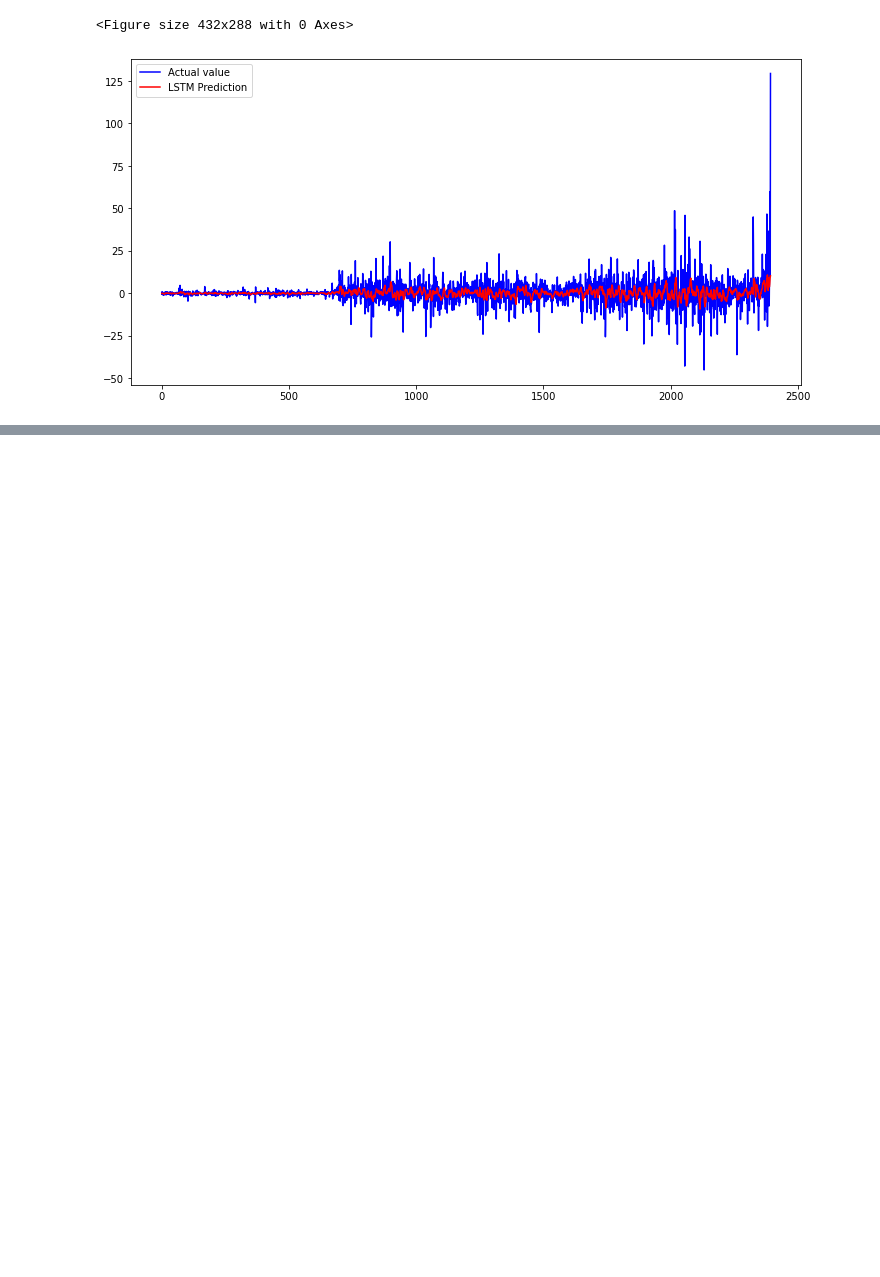
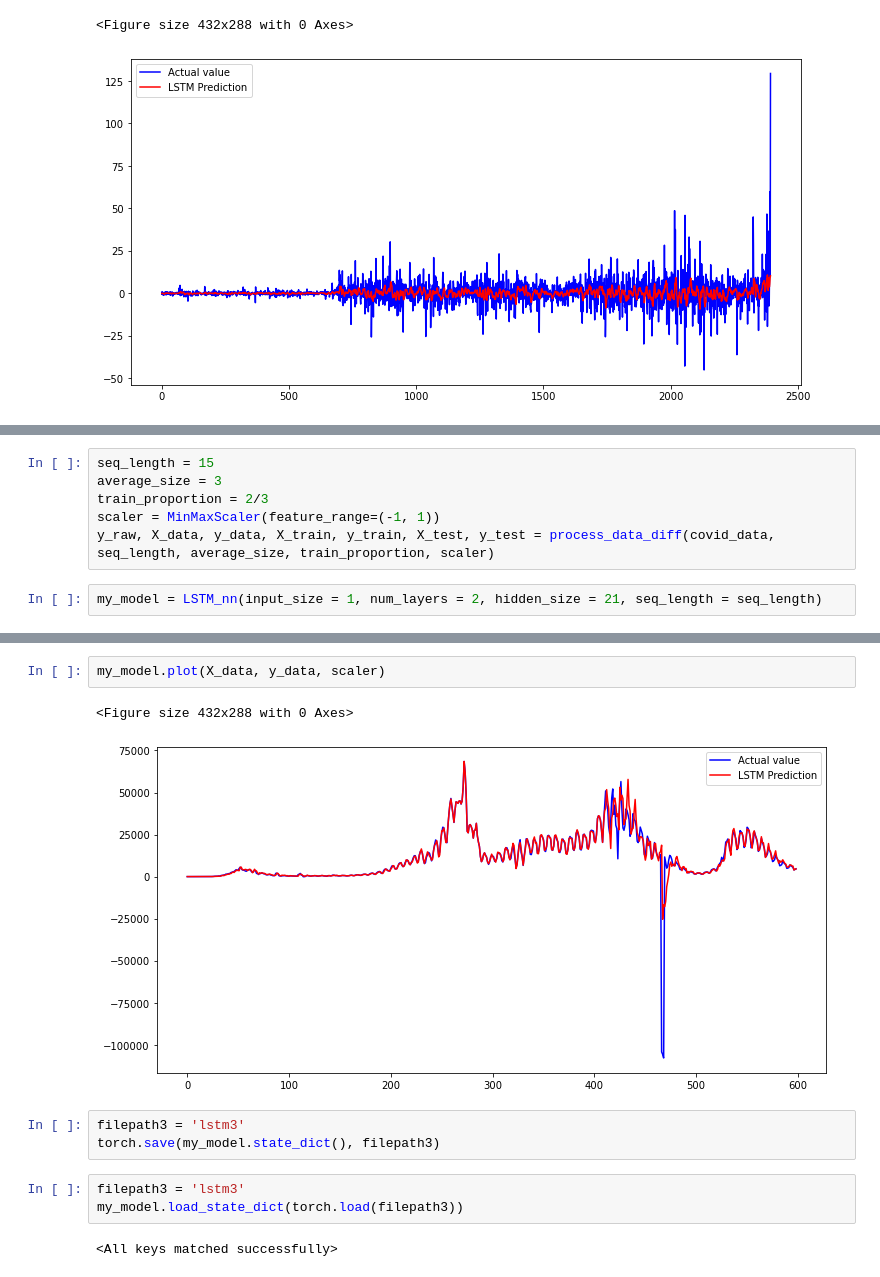
Before and after one commit to ThibaultAlexandre/time-series-forecasting, a Jupyter notebook: main.ipynb, the cells around one changed output, grey strips where cells are left out. Drawn from its saved outputs; the diff is of its cells as text; blank space fills up the shorter version.

```diff
--- a/main.ipynb
+++ b/main.ipynb
@@ -311,0 +339,8 @@ my_model2.plot(X_data2, y_raw2, scaler2)
+# %%
+seq_length = 15
+average_size = 3
+train_proportion = 2/3
+scaler = MinMaxScaler(feature_range=(-1, 1))
+y_raw, X_data, y_data, X_train, y_train, X_test, y_test = process_data_diff(covid_data, seq_length, average_size, train_proportion, scaler)
+# %%
+my_model = LSTM_nn(input_size = 1, num_layers = 2, hidden_size = 21, seq_length = seq_length)
@@ -311,0 +363,13 @@ my_model2.plot(X_data2, y_raw2, scaler2)
+# %%
+my_model.plot(X_data, y_data, scaler)
+# %% [output]
+<Figure size 432x288 with 0 Axes>
+[figure, added]
+# %%
+filepath3 = 'lstm3'
+torch.save(my_model.state_dict(), filepath3)
+# %%
+filepath3 = 'lstm3'
+my_model.load_state_dict(torch.load(filepath3))
+# %% [output]
+<All keys matched successfully>
```
Also changed, not shown: parts of 7 cells of this notebook, 2 other files.
